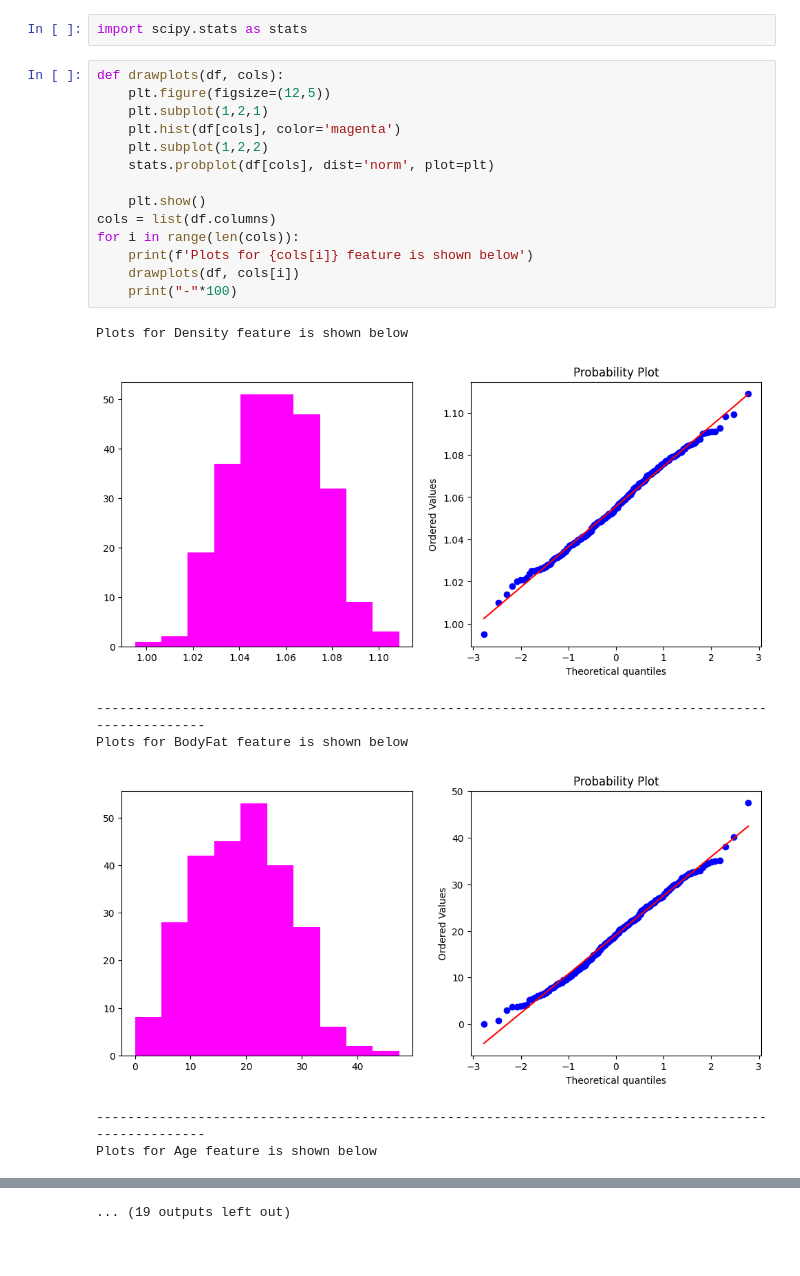
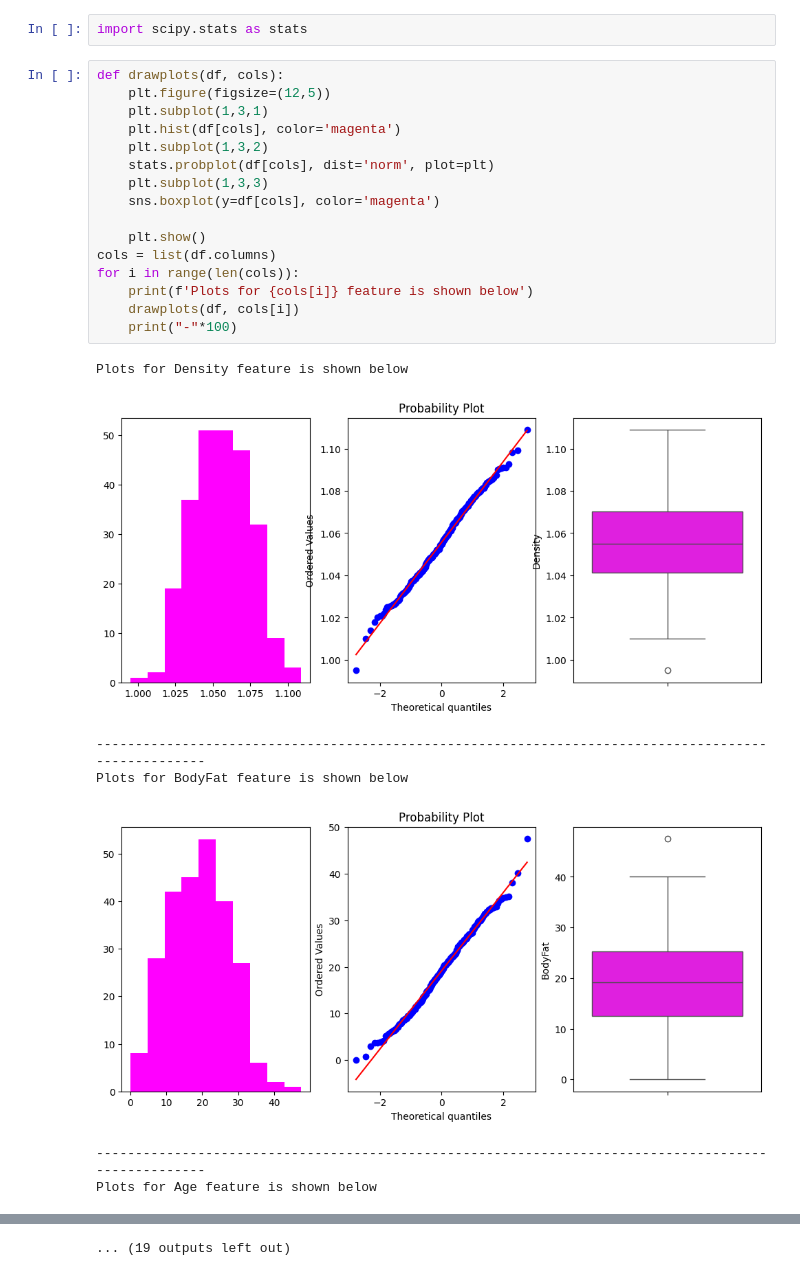
Before and after one commit to ttbontra/body-fat-estimator, a Jupyter notebook: body_fat_prediction.ipynb, the cells around one changed output, grey strips where cells are left out. Drawn from its saved outputs; the diff is of its cells as text.

```diff
--- a/body_fat_prediction.ipynb
+++ b/body_fat_prediction.ipynb
@@ -148,22 +148,24 @@ import scipy.stats as stats
 # %%
 def drawplots(df, cols):
     plt.figure(figsize=(12,5))
-    plt.subplot(1,2,1)
+    plt.subplot(1,3,1)
     plt.hist(df[cols], color='magenta')
-    plt.subplot(1,2,2)
+    plt.subplot(1,3,2)
     stats.probplot(df[cols], dist='norm', plot=plt)
+    plt.subplot(1,3,3)
+    sns.boxplot(y=df[cols], color='magenta')
 
     plt.show()
 cols = list(df.columns)
 for i in range(len(cols)):
     print(f'Plots for {cols[i]} feature is shown below')
     drawplots(df, cols[i])
     print("-"*100)
 # %% [output]
 Plots for Density feature is shown below
-[figure, old version]
+[figure, new version]
 ----------------------------------------------------------------------------------------------------
 Plots for BodyFat feature is shown below
-[figure, old version]
+[figure, new version]
 ----------------------------------------------------------------------------------------------------
 Plots for Age feature is shown below
```
Also changed, not shown: parts of 17 cells of this notebook.
